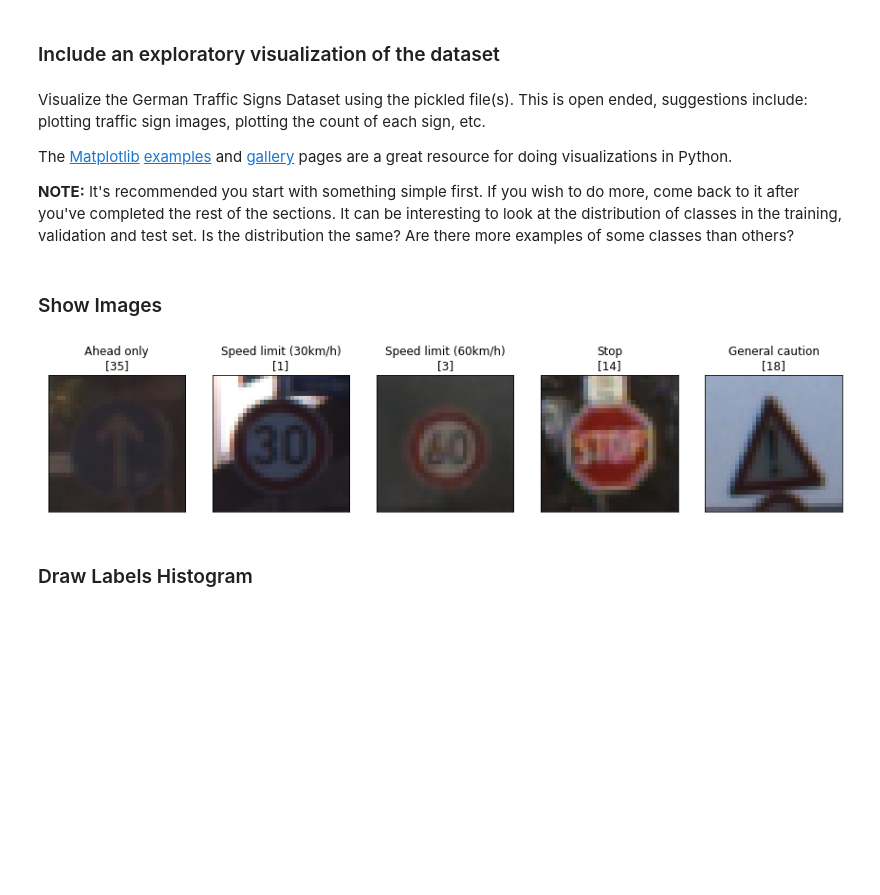
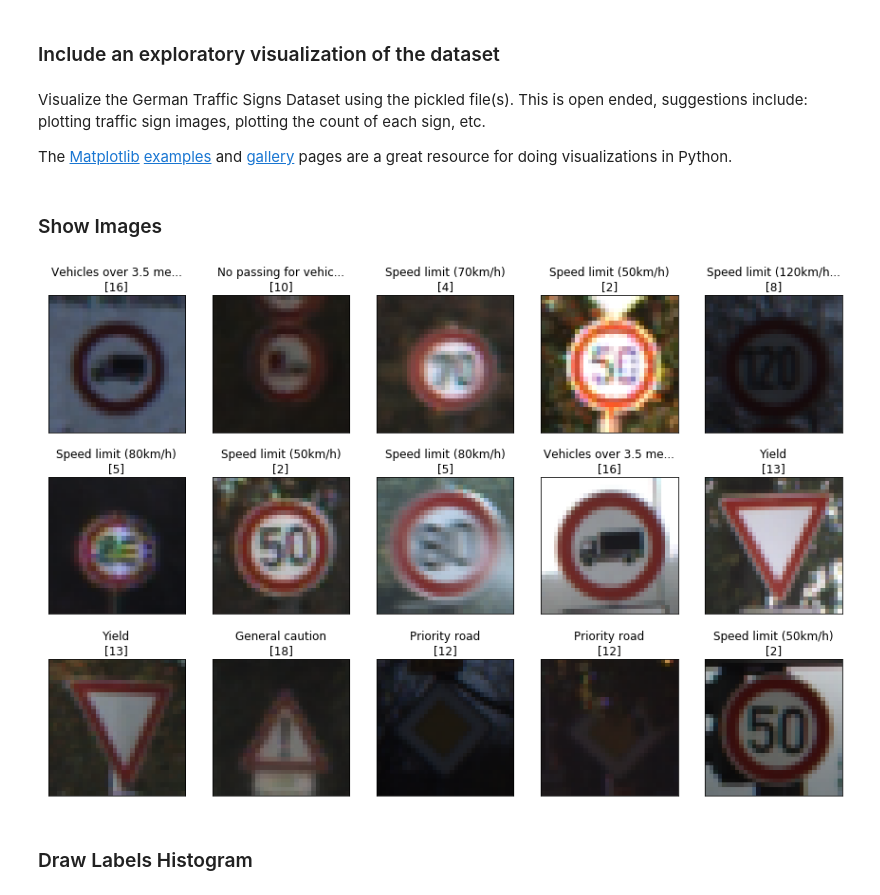
Before and after one commit to aliasaswad/CarND-Traffic-Sign-Classifier-P3, a Jupyter notebook: Traffic_Sign_Classifier.ipynb, the cells around one changed output. Saved outputs shown, nothing was run; the diff lists cells and outputs as text; code cells hidden in the pictures; blank space fills up the shorter version.

```diff
--- a/Traffic_Sign_Classifier.ipynb
+++ b/Traffic_Sign_Classifier.ipynb
@@ -130,62 +118,40 @@ Number of classes = 43
 Visualize the German Traffic Signs Dataset using the pickled file(s). This is open ended, suggestions include: plotting traffic sign images, plotting the count of each sign, etc.
 
 The [Matplotlib](http://matplotlib.org/) [examples](http://matplotlib.org/examples/index.html) and [gallery](http://matplotlib.org/gallery.html) pages are a great resource for doing visualizations in Python.
-
-**NOTE:** It's recommended you start with something simple first. If you wish to do more, come back to it after you've completed the rest of the sections. It can be interesting to look at the distribution of classes in the training, validation and test set. Is the distribution the same? Are there more examples of some classes than others?
 # %% [markdown]
 ### Show Images
 # %%
 ### Data exploration visualization code goes here.
 ### Feel free to use as many code cells as needed.
-# import random
-# import numpy as np
-# import matplotlib.pyplot as plt
+import random
+import numpy as np
+import matplotlib.pyplot as plt
 # Visualizations will be shown in the notebook.
 %matplotlib inline
 
-def display_images(images, labels, l_to_n, pred_list=[], rows=3, columns=5, cmap='', fig_size = (15,10)):
-    fig = plt.figure(figsize = fig_size);
-    for i in range(1, columns * rows + 1):
-        fig.add_subplot(rows, columns, i)
-        image = images[i-1]
-        title =''
-        if len(pred_list) > 0 :
-            title = 'A:' + str(l_to_n[labels[i-1]])
-            title += '\n/P:' + str(l_to_n[pred_list[i-1]])
-        else:
-            title = l_to_n[labels[i-1]]
-            if len(title) > 20:
-                title = title[:20] + '...'
-        plt.title(title)
-        plt.axis('off')
-        if cmap != '':
-            plt.imshow(image, cmap=cmap)
-        else:
-            plt.imshow(image)
-    plt.show()
 
 def show_images(images, labels, l_to_n, rows = 3, columns = 5, fig_size = (15,10)):
     """
     Visualize a random images.
     """
 #     size_fig = fig_size
     image_len = len(images)
     assert(image_len == len(labels))
 #     image_width, image_height, _ = images[0].shape
     fig, axes = plt.subplots(rows, columns, figsize= fig_size, subplot_kw={'xticks': [], 'yticks': []})
 
     indexes = list(random.randint(0, image_len) for r in range(columns * rows))
     for ax, index in zip(axes.flat, indexes):
         ax.imshow(images[index])
         label = labels[index]
-        title = l_to_n[label]
-        if len(title) > 20:
-            title = title[:20] + '...'
-        ax.set_title("{0}\n[{1}]".format(title, label))
+        name = l_to_n[label]
+        if len(name) > 20:
+            name = name[:20] + '...'
+        ax.set_title("{0}\n[{1}]".format(name, label))
 #         ax.set_title("{0}\n[{1}][{2}]".format(name, label, index))
-show_images(X_train, y_train, labels_to_names, rows = 1, columns = 5)
+show_images(X_train, y_train, labels_to_names, rows = 3, columns = 5)
 # %% [output]
-[figure, old version]
+[figure, new version]
 # %% [markdown]
 ### Draw Labels Histogram
 # %%
```
Also changed, not shown: parts of 5 cells of this notebook.
